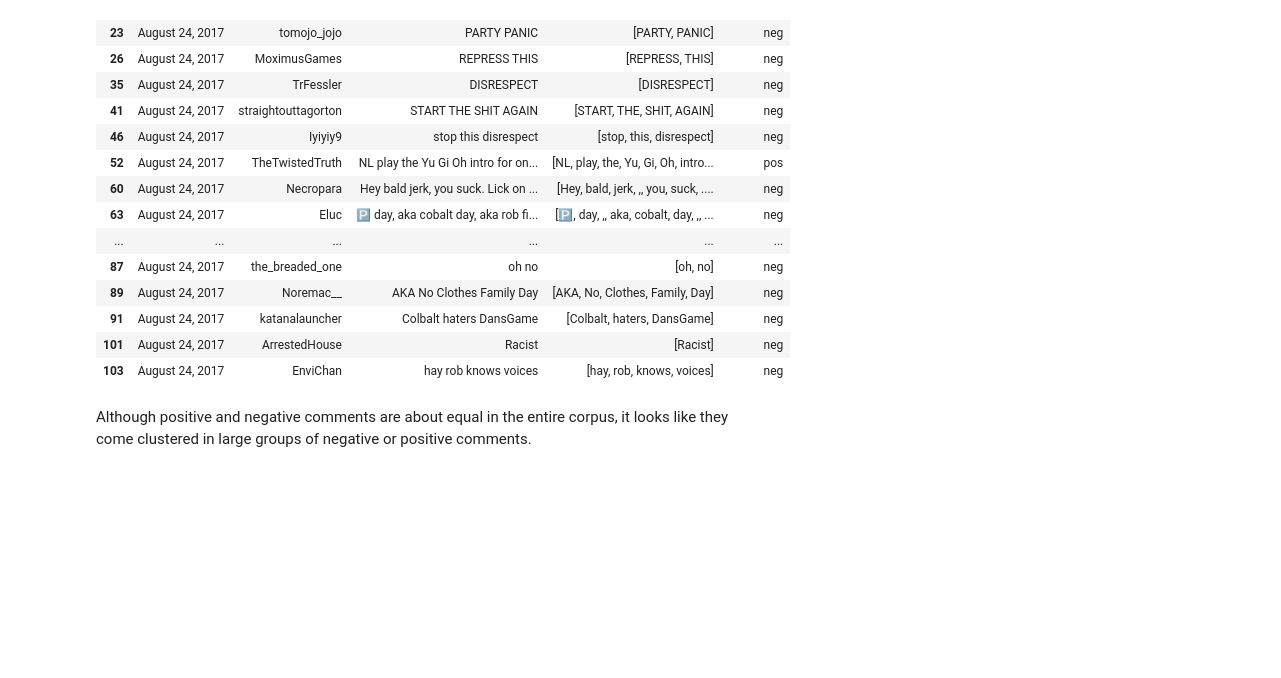
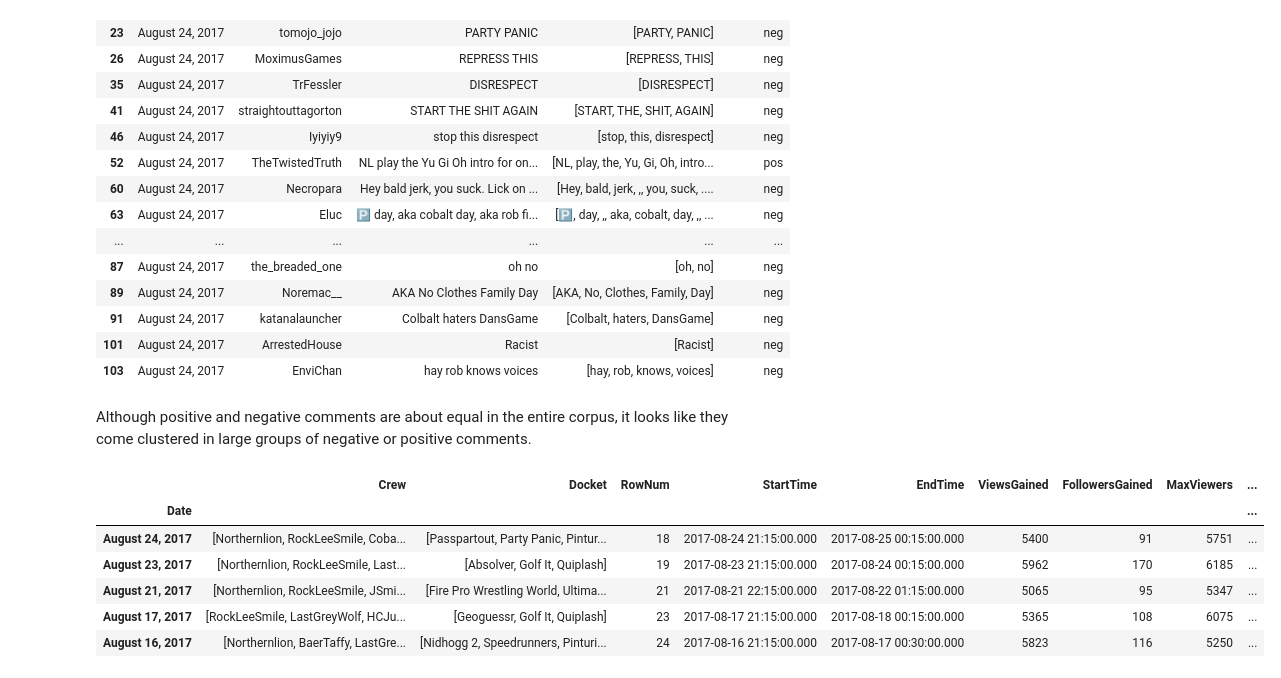
Before and after one commit to Data-Science-for-Linguists/NLSS_Project, a Jupyter notebook: NLSS_V3.ipynb, the cells around one changed output. Saved outputs shown, nothing was run; the diff lists cells and outputs as text; code cells hidden in the pictures; blank space fills up the shorter version.

```diff
--- a/NLSS_V3.ipynb
+++ b/NLSS_V3.ipynb
@@ -342,5 +342,16 @@ for date in ml_df['Date'].unique():
         percent_neg = len(temp_df.loc[temp_df['Sentiment']=='neg'])/length
         date_sentiment[date] = [percent_pos, percent_neg]
         #print(date, date_sentiment.get(date))
+# %%
+video_df.set_index('Date', inplace=True)
+video_df.head()
+# %% [output]
+|  | Crew | Docket | RowNum | StartTime | EndTime | ViewsGained | FollowersGained | MaxViewers | ... |
+| Date |  |  |  |  |  |  |  |  | ... |
+| August 24, 2017 | [Northernlion, RockLeeSmile, Coba... | [Passpartout, Party Panic, Pintur... | 18 | 2017-08-24 21:15:00.000 | 2017-08-25 00:15:00.000 | 5400 | 91 | 5751 | ... |
+| August 23, 2017 | [Northernlion, RockLeeSmile, Last... | [Absolver, Golf It, Quiplash] | 19 | 2017-08-23 21:15:00.000 | 2017-08-24 00:15:00.000 | 5962 | 170 | 6185 | ... |
+| August 21, 2017 | [Northernlion, RockLeeSmile, JSmi... | [Fire Pro Wrestling World, Ultima... | 21 | 2017-08-21 22:15:00.000 | 2017-08-22 01:15:00.000 | 5065 | 95 | 5347 | ... |
+| August 17, 2017 | [RockLeeSmile, LastGreyWolf, HCJu... | [Geoguessr, Golf It, Quiplash] | 23 | 2017-08-17 21:15:00.000 | 2017-08-18 00:15:00.000 | 5365 | 108 | 6075 | ... |
+| August 16, 2017 | [Northernlion, BaerTaffy, LastGre... | [Nidhogg 2, Speedrunners, Pinturi... | 24 | 2017-08-16 21:15:00.000 | 2017-08-17 00:30:00.000 | 5823 | 116 | 5250 | ... |
 # %%
 date_sentiment_df = pd.DataFrame.from_dict(date_sentiment, orient='index')
```
Also changed, not shown: parts of 4 cells of this notebook.
